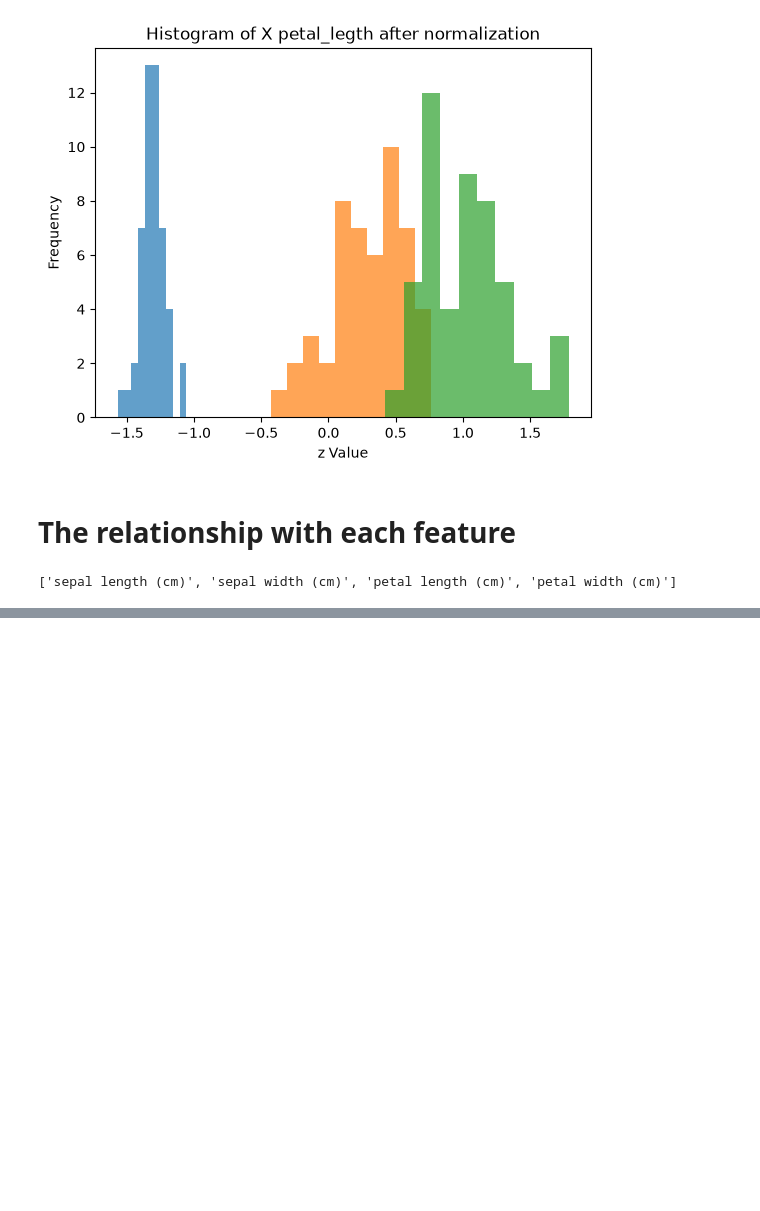
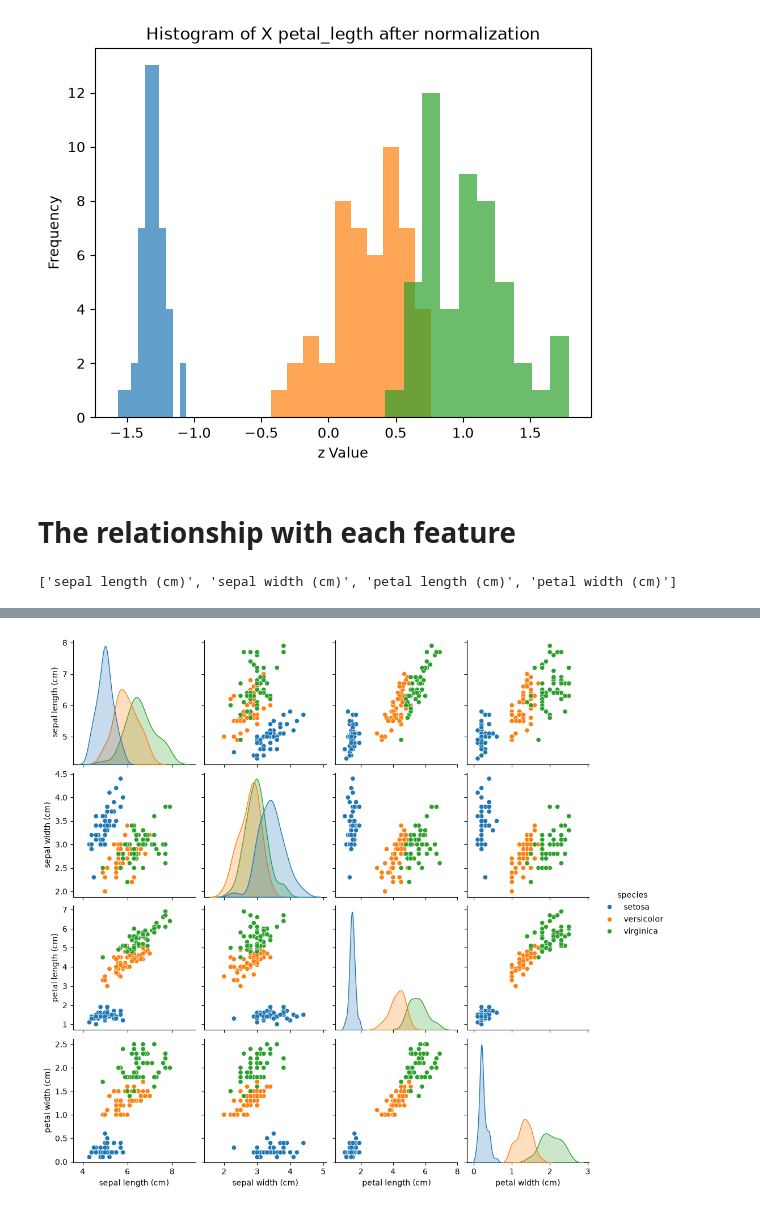
Before and after one commit to AIVIETNAM-AIO-TruongDogki/Scientify-Computing, a Jupyter notebook: Statistics/iris.ipynb, the cells around one changed output, grey strips where cells are left out. Saved outputs shown, nothing was run; the diff lists cells and outputs as text; code cells hidden in the pictures; blank space fills up the shorter version.

```diff
--- a/Statistics/iris.ipynb
+++ b/Statistics/iris.ipynb
@@ -95,0 +117,9 @@ petal_width = X[:, 3]
+# %%
+df["species"] = target_names[y]
+sns.pairplot(
+    df,
+    hue="species"
+)
+plt.show()
+# %% [output]
+[figure, added]
```
Also changed, not shown: parts of 4 cells of this notebook.
